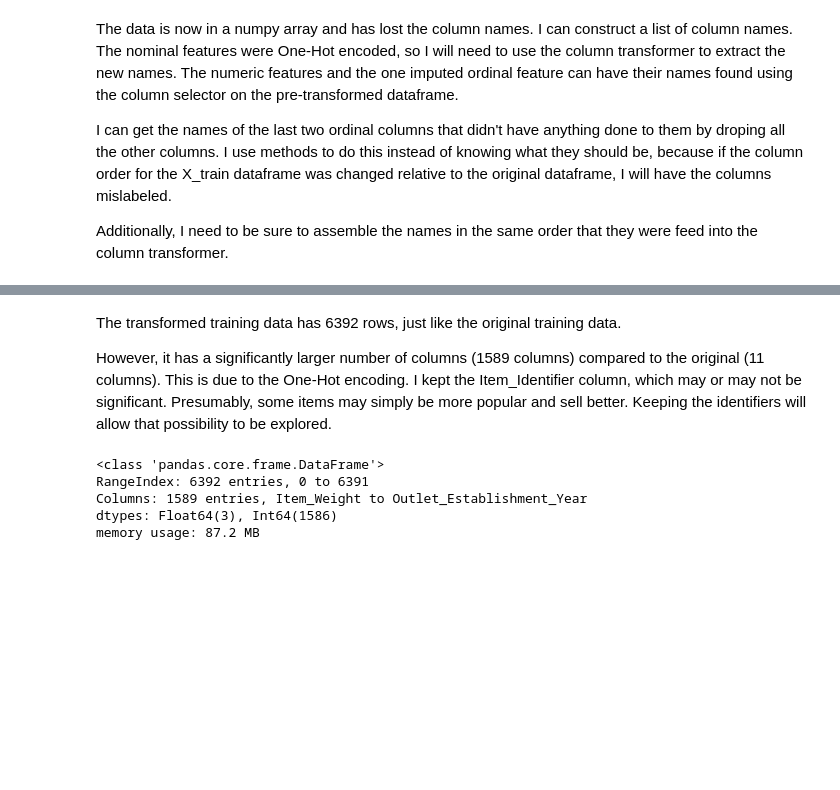
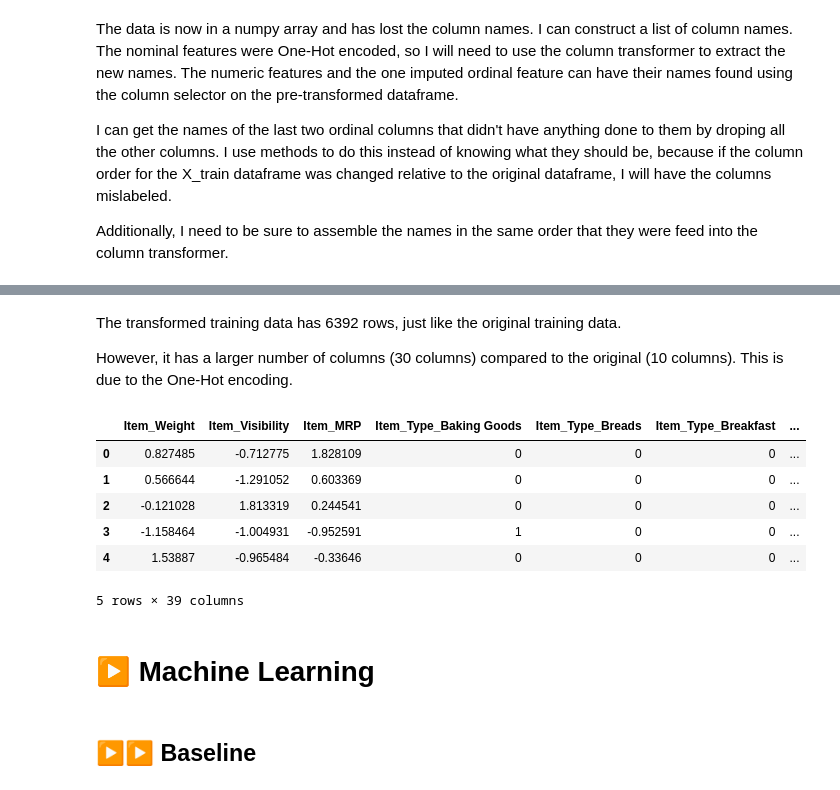
Before and after one commit to bngrossmann/food-sales-predictions, a Jupyter notebook: food_sales_predition.ipynb, the cells around one changed output, grey strips where cells are left out. Cells and saved outputs as stored; diff of their text form; code cells hidden in the pictures; blank space fills up the shorter version.

```diff
--- a/food_sales_predition.ipynb
+++ b/food_sales_predition.ipynb
@@ -1091,15 +1097,19 @@ pd.DataFrame(X_train_transformed).shape
 # %% [markdown]
 The transformed training data has 6392 rows, just like the original training data.
 
-However, it has a significantly larger number of columns (1589 columns) compared to the original (11 columns). This is due to the One-Hot encoding. I kept the Item_Identifier column, which may or may not be significant. Presumably, some items may simply be more popular and sell better. Keeping the identifiers will allow that possibility to be explored.
+However, it has a larger number of columns (30 columns) compared to the original (10 columns). This is due to the One-Hot encoding.
 # %%
-X_train_output = pd.DataFrame(X_train_transformed, columns = feature_names_transformed).convert_dtypes()
-X_test_output = pd.DataFrame(X_test_transformed, columns = feature_names_transformed).convert_dtypes()
+X_train_transformed = pd.DataFrame(X_train_transformed, columns = feature_names_transformed).convert_dtypes()
+X_test_transformed = pd.DataFrame(X_test_transformed, columns = feature_names_transformed).convert_dtypes()
-# %%
-X_train_output.info()
-# %% [output]
-<class 'pandas.core.frame.DataFrame'>
-RangeIndex: 6392 entries, 0 to 6391
-Columns: 1589 entries, Item_Weight to Outlet_Establishment_Year
-dtypes: Float64(3), Int64(1586)
-memory usage: 87.2 MB
+# %%
+X_train_transformed.head()
+# %% [output]
+|  | Item_Weight | Item_Visibility | Item_MRP | Item_Type_Baking Goods | Item_Type_Breads | Item_Type_Breakfast | ... |
+| 0 | 0.827485 | -0.712775 | 1.828109 | 0 | 0 | 0 | ... |
+| 1 | 0.566644 | -1.291052 | 0.603369 | 0 | 0 | 0 | ... |
+| 2 | -0.121028 | 1.813319 | 0.244541 | 0 | 0 | 0 | ... |
+| 3 | -1.158464 | -1.004931 | -0.952591 | 1 | 0 | 0 | ... |
+| 4 | 1.53887 | -0.965484 | -0.33646 | 0 | 0 | 0 | ... |
+5 rows × 39 columns
+# %% [markdown]
+# ▶ Machine Learning
@@ -1105,0 +1130,2 @@ memory usage: 87.2 MB
+# %% [markdown]
+##  ▶▶ Baseline
```
Also changed, not shown: parts of 36 cells of this notebook.
